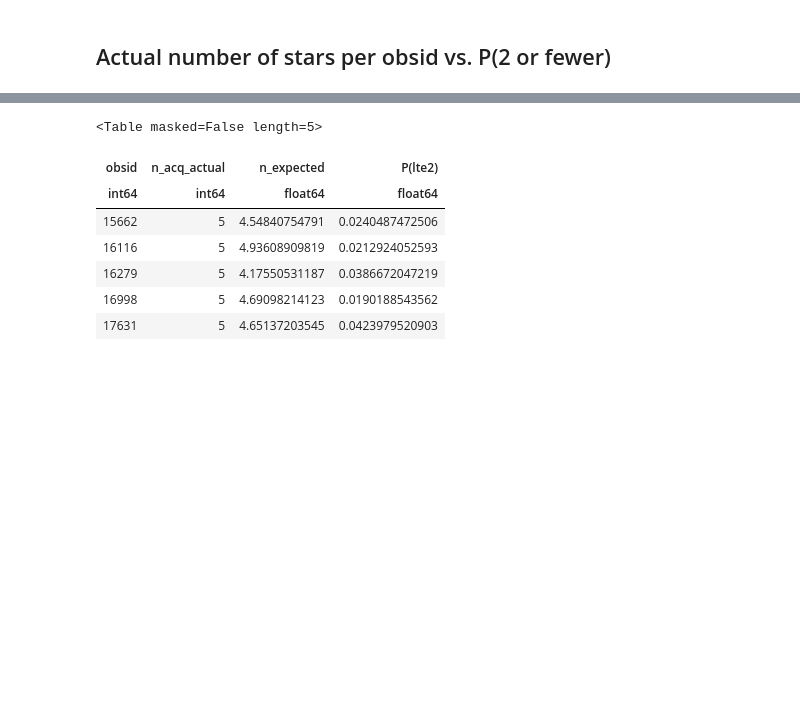
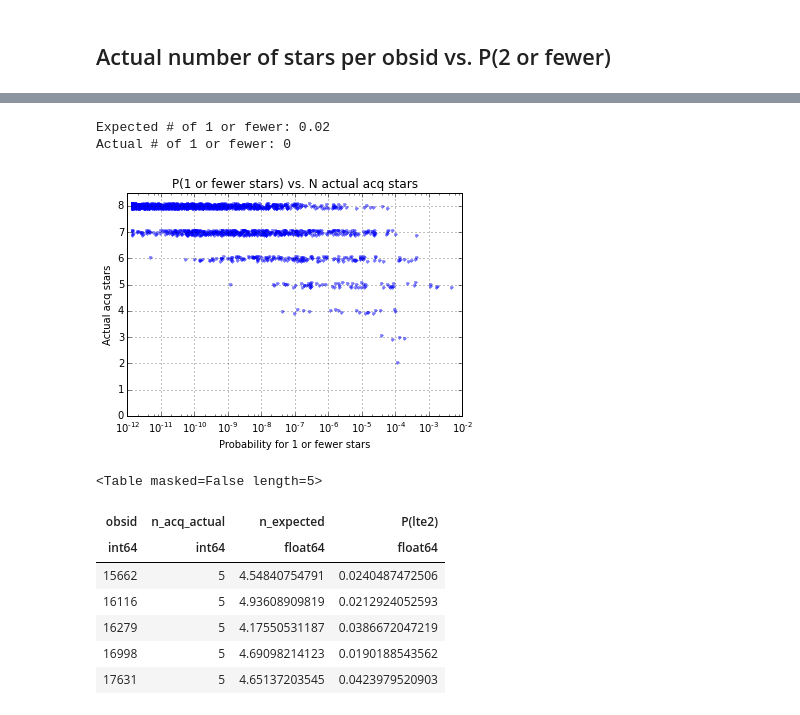
Before and after one commit to sot/aca_stats, a Jupyter notebook: starcheck_acq_probs_2015.ipynb, the cells around one changed output, grey strips where cells are left out. Cells and saved outputs as stored; diff of their text form; code cells hidden in the pictures; blank space fills up the shorter version.

```diff
--- a/starcheck_acq_probs_2015.ipynb
+++ b/starcheck_acq_probs_2015.ipynb
@@ -157,3 +172,9 @@ plot_lte2_per_obsid(without_ms=True)
+# %%
+plot_lte_per_obsid(1, without_ms=False)
+# %% [output]
+Expected # of 1 or fewer: 0.02
+Actual # of 1 or fewer: 0
+[figure, added]
 # %%
 lte_2_probs = get_n_or_fewer_expected(2, without_ms=False)
 n_acqs, n_expected, obsids = get_n_expected(without_ms=False)
```
Also changed, not shown: parts of 9 cells of this notebook, 1 other file.
